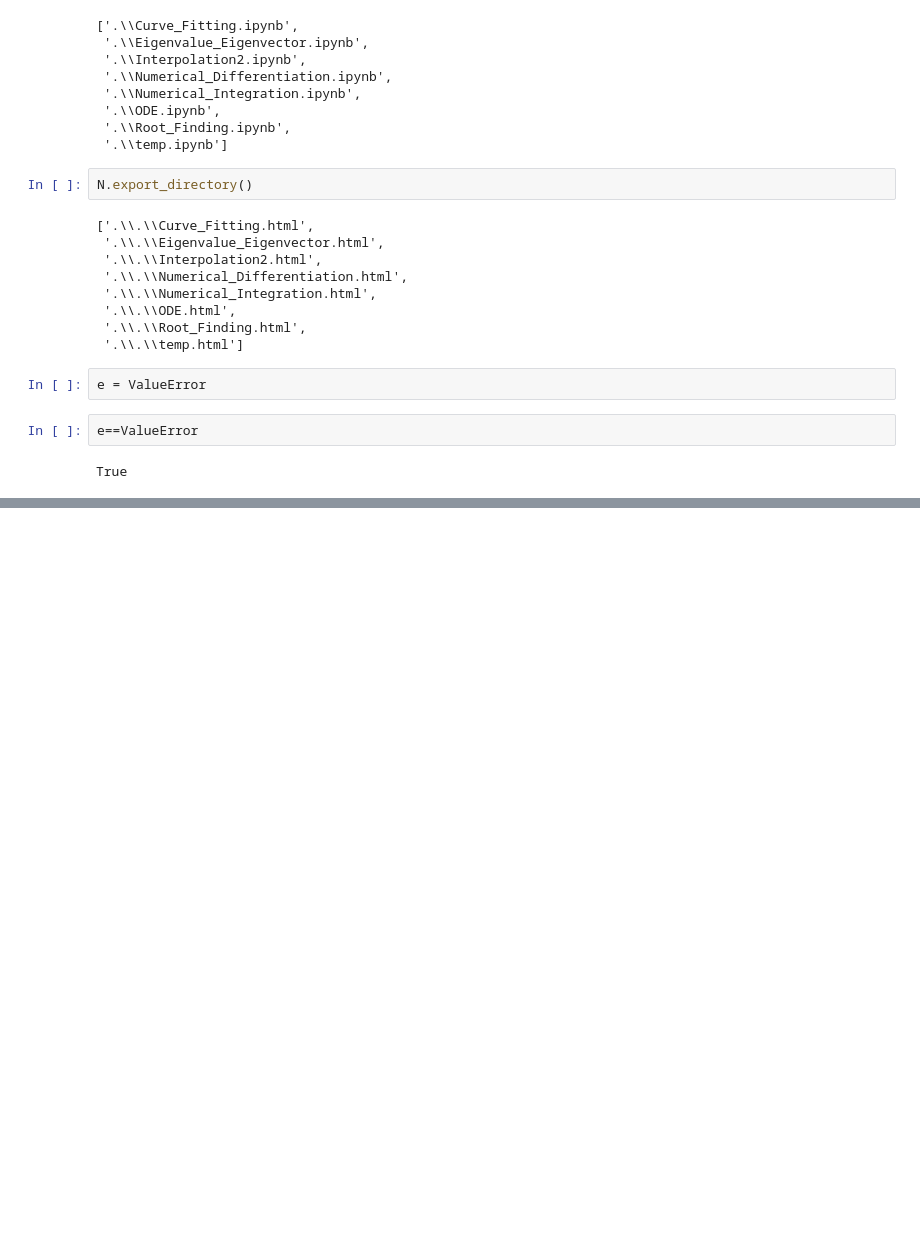
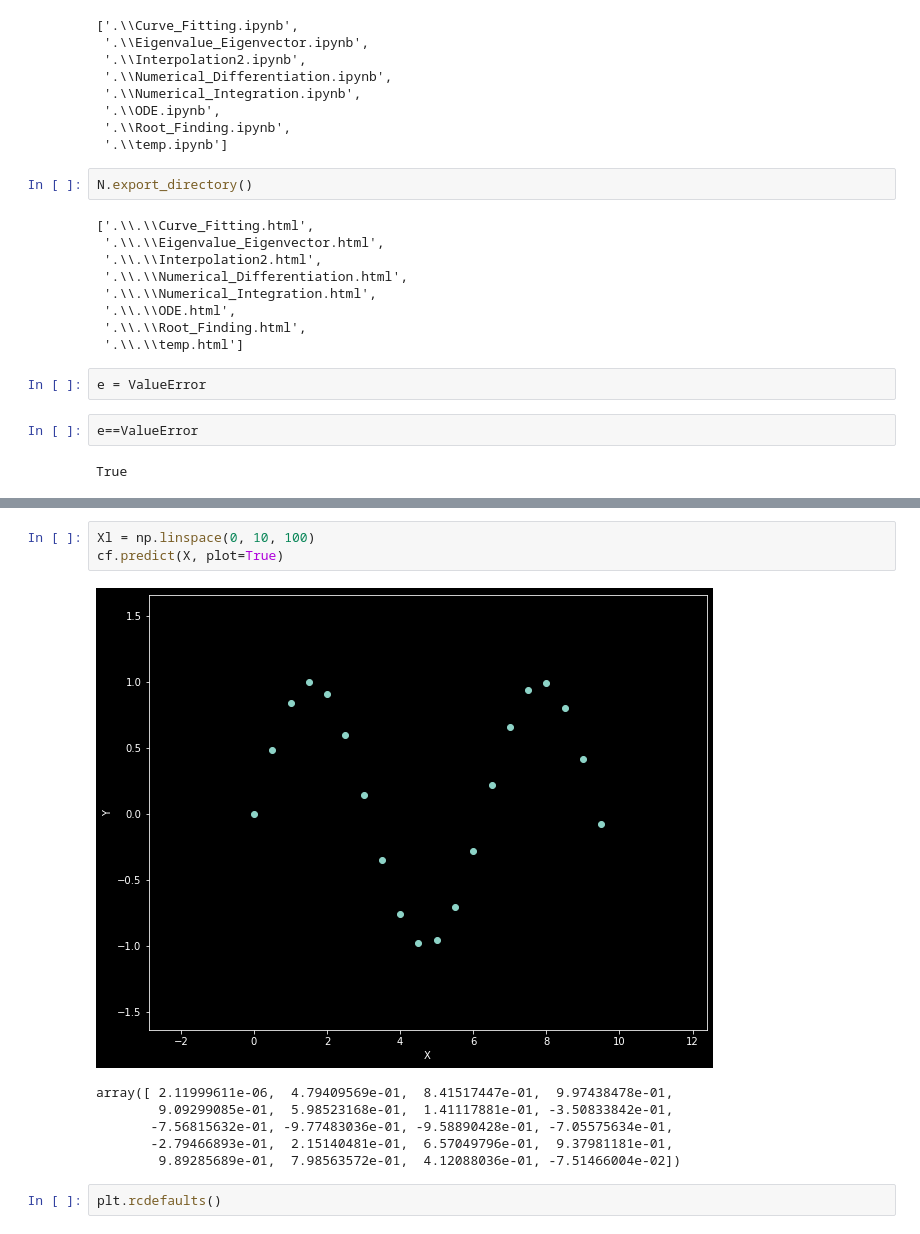
Before and after one commit to Hari31416/MSc_Project, a Jupyter notebook: Numerical_Methods/temp.ipynb, the cells around one changed output, grey strips where cells are left out. Cells and saved outputs as stored; diff of their text form; blank space fills up the shorter version.

```diff
--- a/Numerical_Methods/temp.ipynb
+++ b/Numerical_Methods/temp.ipynb
@@ -295,0 +302,12 @@ TypeError: unsupported operand type(s) for ** or pow(): 'list' and 'int'
+# %%
+Xl = np.linspace(0, 10, 100)
+cf.predict(X, plot=True)
+# %% [output]
+[figure, added]
+array([ 2.11999611e-06,  4.79409569e-01,  8.41517447e-01,  9.97438478e-01,
+        9.09299085e-01,  5.98523168e-01,  1.41117881e-01, -3.50833842e-01,
+       -7.56815632e-01, -9.77483036e-01, -9.58890428e-01, -7.05575634e-01,
+       -2.79466893e-01,  2.15140481e-01,  6.57049796e-01,  9.37981181e-01,
+        9.89285689e-01,  7.98563572e-01,  4.12088036e-01, -7.51466004e-02])
+# %%
+plt.rcdefaults()
```
Also changed, not shown: parts of 9 cells of this notebook, 17 other files.
